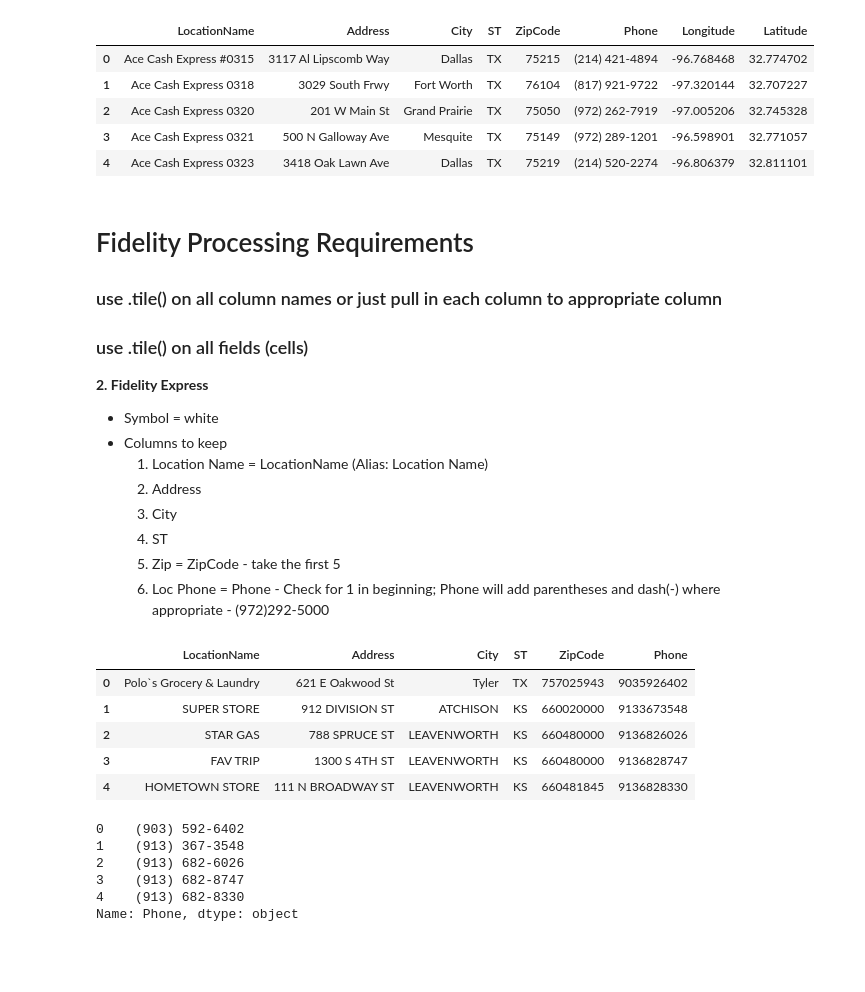
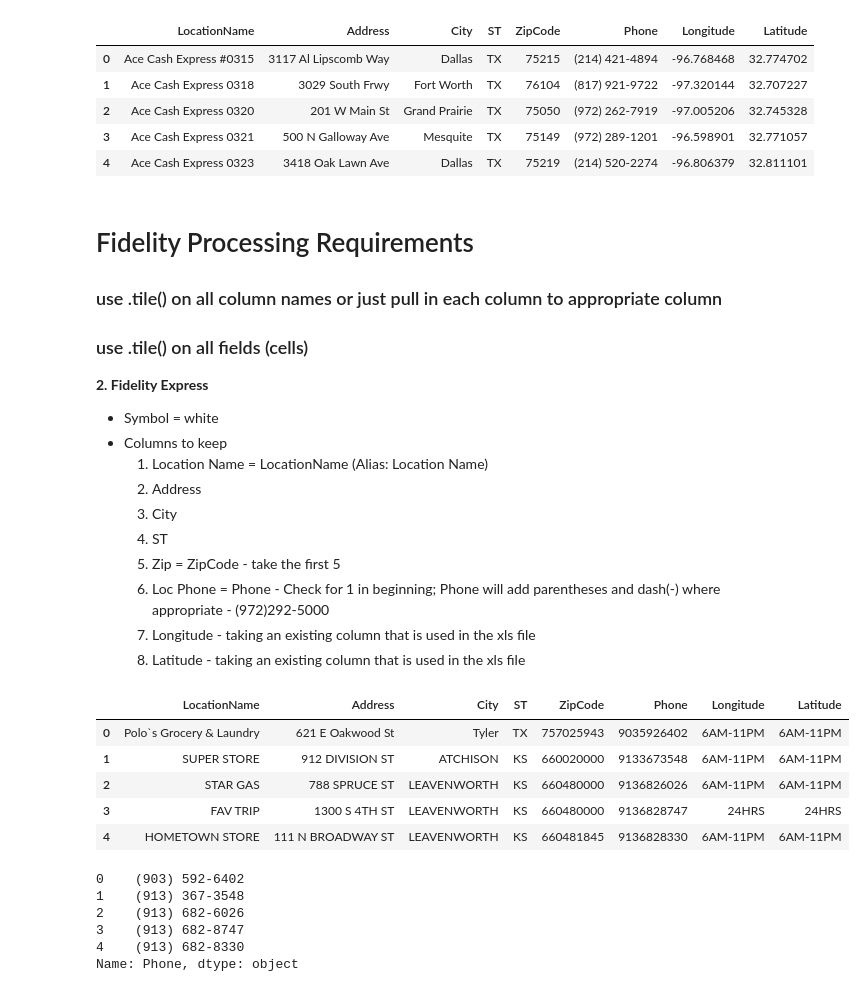
Before and after one commit to pq1/GeoCoding, a Jupyter notebook: Payment Locations.ipynb, the cells around one changed output. Drawn from its saved outputs; the diff is of its cells as text; code cells hidden in the pictures; blank space fills up the shorter version.

Commit message:
Testing Geocode Fidelity locations

```diff
--- a/Payment Locations.ipynb
+++ b/Payment Locations.ipynb
@@ -142,20 +125,22 @@ ace.head()
     4. ST
     5. Zip = ZipCode - take the first 5
     6. Loc Phone = Phone - Check for 1 in beginning; Phone will add parentheses and dash(-) where appropriate - (972)292-5000
+    7. Longitude - taking an existing column that is used in the xls file
+    8. Latitude - taking an existing column that is used in the xls file
 # %%
 # Read in excel sheet and take only desired columns
 # Rename the column names
-columnName = ["LocationName", "Address", "City", "ST", "ZipCode", "Phone"]
+columnName = ["LocationName", "Address", "City", "ST", "ZipCode", "Phone", "Longitude", "Latitude"]
 #fidelity = pd.read_excel("paymentlocations/Fidelity Express.xls")
-fidelity = pd.read_excel("paymentlocations/Fidelity Express.xls", sheet_name="Sheet1", usecols="A:E, G", names=columnName)
+fidelity = pd.read_excel("paymentlocations/Fidelity Express.xls", sheet_name="Sheet1", usecols="A:E, G:I", names=columnName)
 fidelity.head()
 # %% [output]
-|  | LocationName | Address | City | ST | ZipCode | Phone |
-| 0 | Polo`s Grocery & Laundry | 621 E Oakwood St | Tyler | TX | 757025943 | 9035926402 |
-| 1 | SUPER STORE | 912 DIVISION ST | ATCHISON | KS | 660020000 | 9133673548 |
-| 2 | STAR GAS | 788 SPRUCE ST | LEAVENWORTH | KS | 660480000 | 9136826026 |
-| 3 | FAV TRIP | 1300 S 4TH ST | LEAVENWORTH | KS | 660480000 | 9136828747 |
-| 4 | HOMETOWN STORE | 111 N BROADWAY ST | LEAVENWORTH | KS | 660481845 | 9136828330 |
+|  | LocationName | Address | City | ST | ZipCode | Phone | Longitude | Latitude |
+| 0 | Polo`s Grocery & Laundry | 621 E Oakwood St | Tyler | TX | 757025943 | 9035926402 | 6AM-11PM | 6AM-11PM |
+| 1 | SUPER STORE | 912 DIVISION ST | ATCHISON | KS | 660020000 | 9133673548 | 6AM-11PM | 6AM-11PM |
+| 2 | STAR GAS | 788 SPRUCE ST | LEAVENWORTH | KS | 660480000 | 9136826026 | 6AM-11PM | 6AM-11PM |
+| 3 | FAV TRIP | 1300 S 4TH ST | LEAVENWORTH | KS | 660480000 | 9136828747 | 24HRS | 24HRS |
+| 4 | HOMETOWN STORE | 111 N BROADWAY ST | LEAVENWORTH | KS | 660481845 | 9136828330 | 6AM-11PM | 6AM-11PM |
 # %%
 # Phone will add parentheses and dash(-) where appropriate - (972)292-5000
 phone_number = fidelity["Phone"]
```
Also changed, not shown: parts of 7 cells of this notebook, 5 other files.
